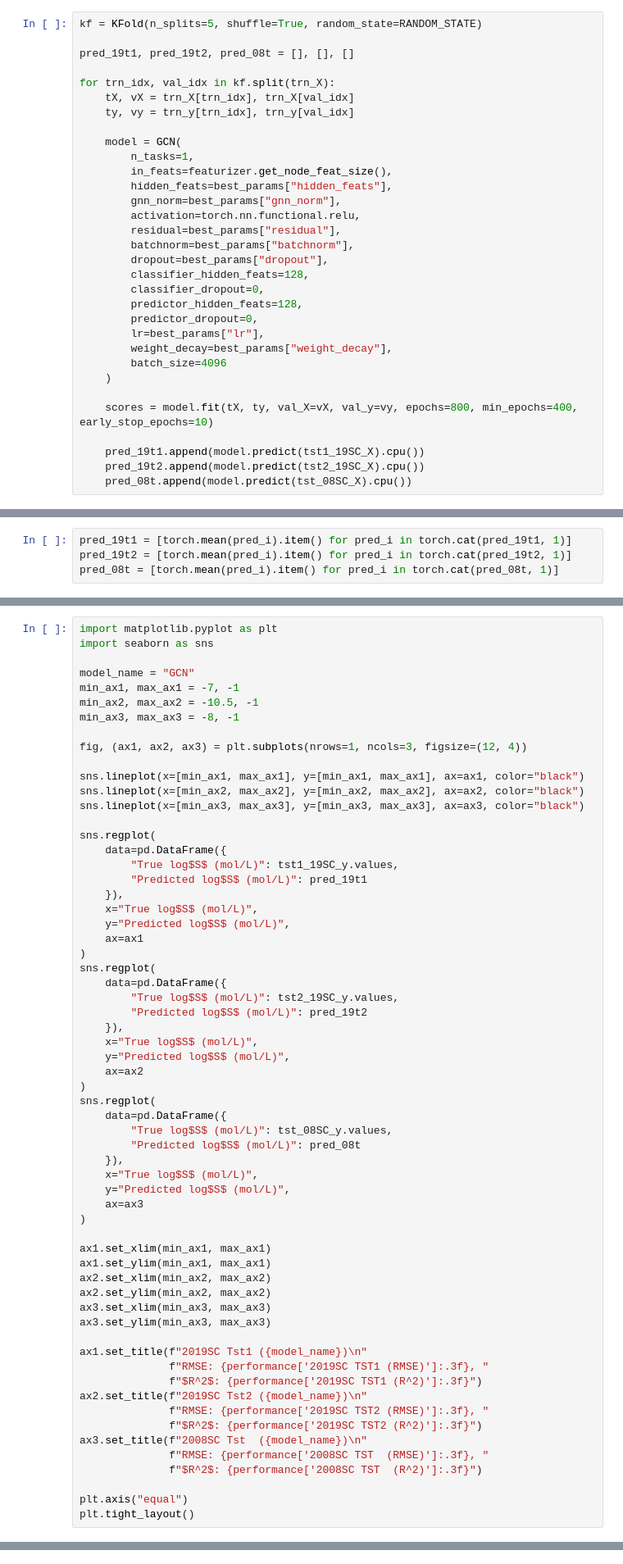
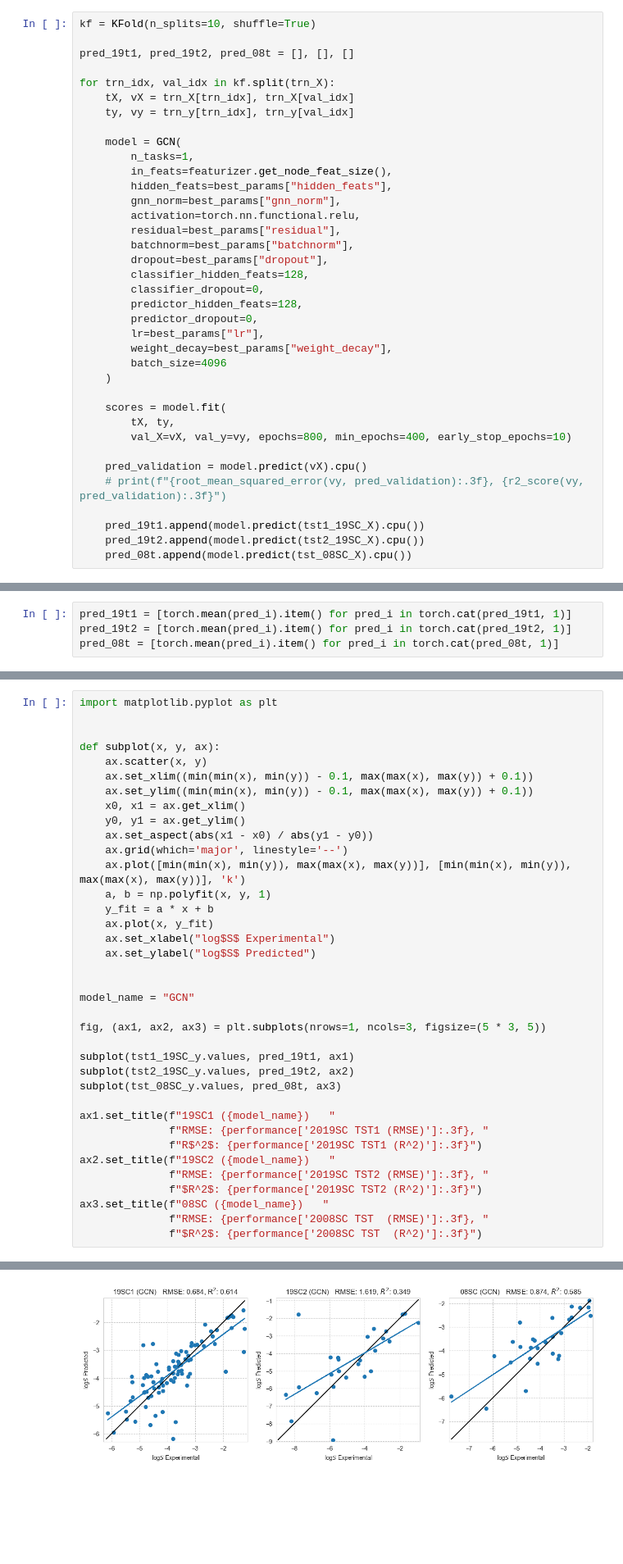
Before and after one commit to ECburx/ML-Solubility-Prediction, a Jupyter notebook: training/GCN.ipynb, the cells around one changed output, grey strips where cells are left out. Shown at 82% size. Drawn from its saved outputs; the diff is of its cells as text; blank space fills up the shorter version.

```diff
--- a/training/GCN.ipynb
+++ b/training/GCN.ipynb
@@ -134,7 +109,7 @@ best_params = {
     "batch_size": 4096,
 }
 # %%
-kf = KFold(n_splits=5, shuffle=True, random_state=RANDOM_STATE)
+kf = KFold(n_splits=10, shuffle=True)
 
 pred_19t1, pred_19t2, pred_08t = [], [], []
 
@@ -160,7 +135,12 @@ for trn_idx, val_idx in kf.split(trn_X):
         batch_size=4096
     )
 
-    scores = model.fit(tX, ty, val_X=vX, val_y=vy, epochs=800, min_epochs=400, early_stop_epochs=10)
+    scores = model.fit(
+        tX, ty,
+        val_X=vX, val_y=vy, epochs=800, min_epochs=400, early_stop_epochs=10)
+
+    pred_validation = model.predict(vX).cpu()
+    # print(f"{root_mean_squared_error(vy, pred_validation):.3f}, {r2_score(vy, pred_validation):.3f}")
 
     pred_19t1.append(model.predict(tst1_19SC_X).cpu())
     pred_19t2.append(model.predict(tst2_19SC_X).cpu())
@@ -195,63 +169,38 @@ performance
 # %%
 import matplotlib.pyplot as plt
-import seaborn as sns
+
+
+def subplot(x, y, ax):
+    ax.scatter(x, y)
+    ax.set_xlim((min(min(x), min(y)) - 0.1, max(max(x), max(y)) + 0.1))
+    ax.set_ylim((min(min(x), min(y)) - 0.1, max(max(x), max(y)) + 0.1))
+    x0, x1 = ax.get_xlim()
+    y0, y1 = ax.get_ylim()
+    ax.set_aspect(abs(x1 - x0) / abs(y1 - y0))
+    ax.grid(which='major', linestyle='--')
+    ax.plot([min(min(x), min(y)), max(max(x), max(y))], [min(min(x), min(y)), max(max(x), max(y))], 'k')
+    a, b = np.polyfit(x, y, 1)
+    y_fit = a * x + b
+    ax.plot(x, y_fit)
+    ax.set_xlabel("log$S$ Experimental")
+    ax.set_ylabel("log$S$ Predicted")
+
 
 model_name = "GCN"
-min_ax1, max_ax1 = -7, -1
-min_ax2, max_ax2 = -10.5, -1
-min_ax3, max_ax3 = -8, -1
 
-fig, (ax1, ax2, ax3) = plt.subplots(nrows=1, ncols=3, figsize=(12, 4))
+fig, (ax1, ax2, ax3) = plt.subplots(nrows=1, ncols=3, figsize=(5 * 3, 5))
 
-sns.lineplot(x=[min_ax1, max_ax1], y=[min_ax1, max_ax1], ax=ax1, color="black")
-sns.lineplot(x=[min_ax2, max_ax2], y=[min_ax2, max_ax2], ax=ax2, color="black")
-sns.lineplot(x=[min_ax3, max_ax3], y=[min_ax3, max_ax3], ax=ax3, color="black")
+subplot(tst1_19SC_y.values, pred_19t1, ax1)
+subplot(tst2_19SC_y.values, pred_19t2, ax2)
+subplot(tst_08SC_y.values, pred_08t, ax3)
 
-sns.regplot(
-    data=pd.DataFrame({
-        "True log$S$ (mol/L)": tst1_19SC_y.values,
-        "Predicted log$S$ (mol/L)": pred_19t1
-    }),
-    x="True log$S$ (mol/L)",
-    y="Predicted log$S$ (mol/L)",
-    ax=ax1
-)
-sns.regplot(
-    data=pd.DataFrame({
-        "True log$S$ (mol/L)": tst2_19SC_y.values,
-        "Predicted log$S$ (mol/L)": pred_19t2
-    }),
-    x="True log$S$ (mol/L)",
-    y="Predicted log$S$ (mol/L)",
-    ax=ax2
-)
-sns.regplot(
-    data=pd.DataFrame({
-        "True log$S$ (mol/L)": tst_08SC_y.values,
-        "Predicted log$S$ (mol/L)": pred_08t
-    }),
-    x="True log$S$ (mol/L)",
-    y="Predicted log$S$ (mol/L)",
-    ax=ax3
-)
-
-ax1.set_xlim(min_ax1, max_ax1)
-ax1.set_ylim(min_ax1, max_ax1)
-ax2.set_xlim(min_ax2, max_ax2)
-ax2.set_ylim(min_ax2, max_ax2)
-ax3.set_xlim(min_ax3, max_ax3)
-ax3.set_ylim(min_ax3, max_ax3)
-
-ax1.set_title(f"2019SC Tst1 ({model_name})\n"
+ax1.set_title(f"19SC1 ({model_name})   "
               f"RMSE: {performance['2019SC TST1 (RMSE)']:.3f}, "
-              f"$R^2$: {performance['2019SC TST1 (R^2)']:.3f}")
-ax2.set_title(f"2019SC Tst2 ({model_name})\n"
+              f"R$^2$: {performance['2019SC TST1 (R^2)']:.3f}")
+ax2.set_title(f"19SC2 ({model_name})   "
               f"RMSE: {performance['2019SC TST2 (RMSE)']:.3f}, "
               f"$R^2$: {performance['2019SC TST2 (R^2)']:.3f}")
-ax3.set_title(f"2008SC Tst  ({model_name})\n"
+ax3.set_title(f"08SC ({model_name})   "
               f"RMSE: {performance['2008SC TST  (RMSE)']:.3f}, "
               f"$R^2$: {performance['2008SC TST  (R^2)']:.3f}")
-
-plt.axis("equal")
-plt.tight_layout()
 # %% [output]
@@ -258,0 +208 @@ ModuleNotFoundError: No module named 'matplotlib'
+[figure, added]
```
Also changed, not shown: parts of 10 cells of this notebook, 12 other files.
